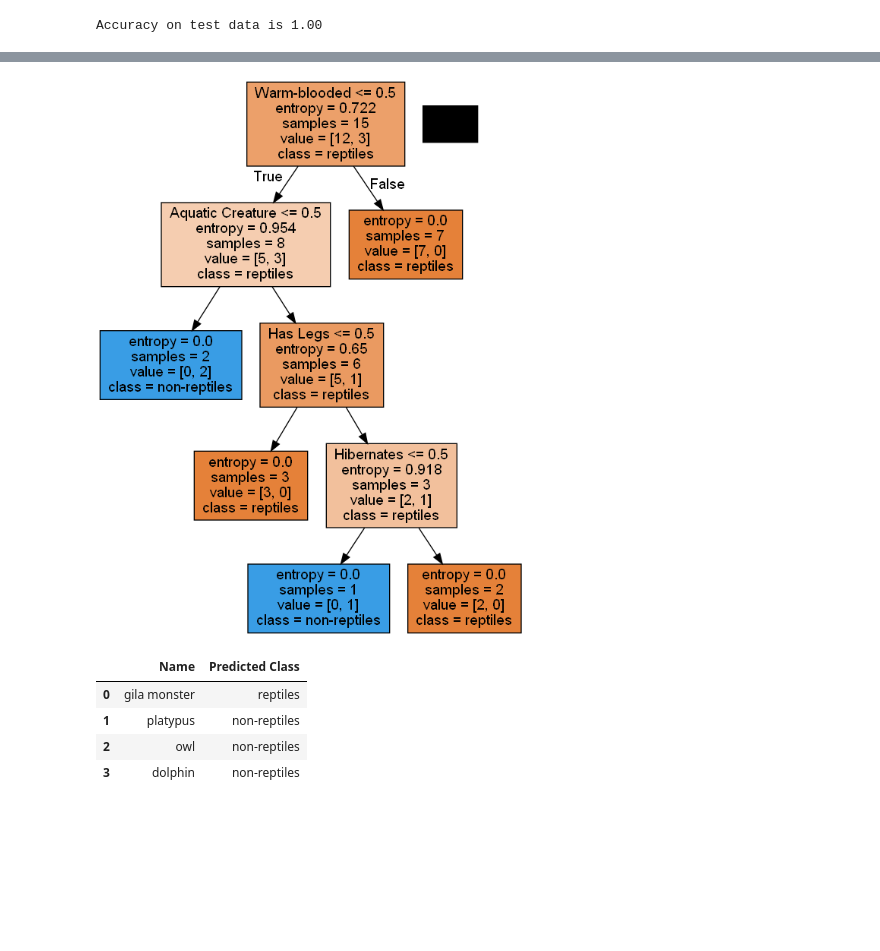
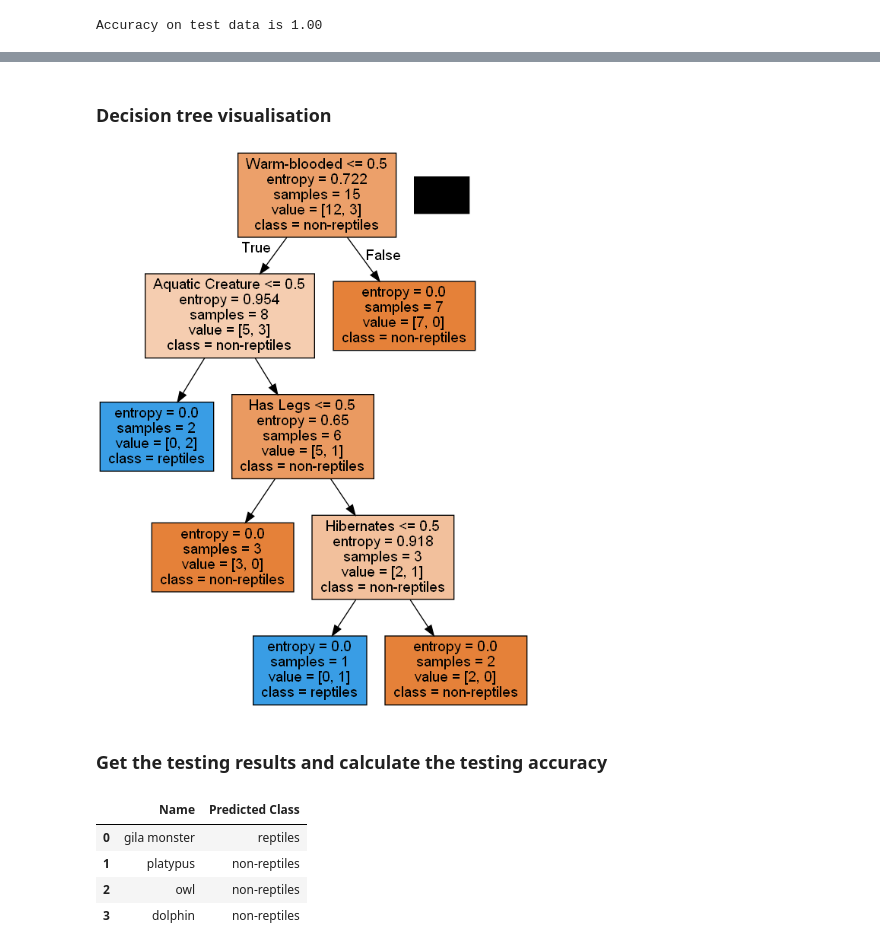
Before and after one commit to Aries-Dawn/EE6435, a Jupyter notebook: Assignment2/Assignment2.ipynb, the cells around one changed output, grey strips where cells are left out. Drawn from its saved outputs; the diff is of its cells as text; code cells hidden in the pictures; blank space fills up the shorter version.

```diff
--- a/Assignment2/Assignment2.ipynb
+++ b/Assignment2/Assignment2.ipynb
@@ -109,16 +126,20 @@ X = data.drop(['Name','Class'],axis=1)
 
 clf_noLimit = tree.DecisionTreeClassifier(criterion='entropy')
 clf_noLimit = clf_noLimit.fit(X, Y)
+# %% [markdown]
+### Decision tree visualisation
 # %%
 import pydotplus
 from IPython.display import Image
 
-dot_data = tree.export_graphviz(clf_noLimit, feature_names=X.columns, class_names=['reptiles','non-reptiles'], filled=True,
+dot_data = tree.export_graphviz(clf_noLimit, feature_names=X.columns, class_names=['non-reptiles','reptiles'], filled=True,
                                 out_file=None)
 graph = pydotplus.graph_from_dot_data(dot_data)
 Image(graph.create_png())
 # %% [output]
-[figure, old version]
+[figure, new version]
+# %% [markdown]
+### Get the testing results and calculate the testing accuracy
 # %%
 testY = testData['Class']
 testX = testData.drop(['Name','Class'],axis=1)
```
Also changed, not shown: parts of 22 cells of this notebook.
